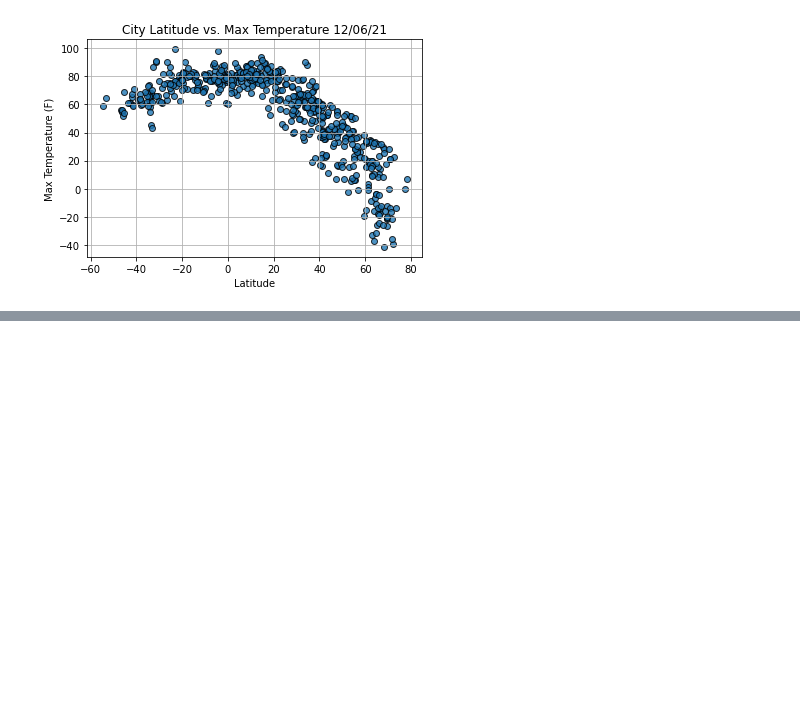
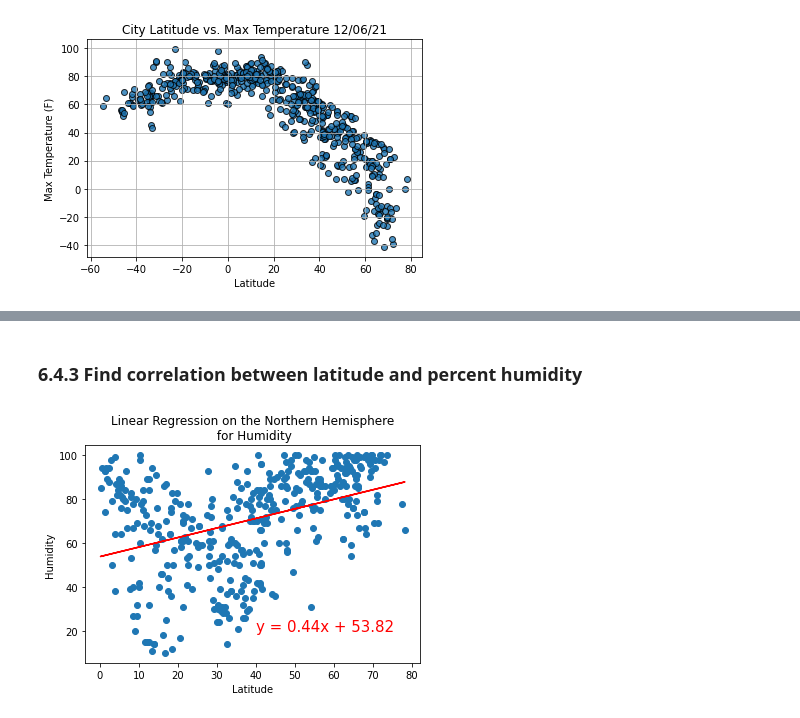
Before and after one commit to julianadvds/World_Weather_Analysis, a Jupyter notebook: weatherpy.ipynb, the cells around one changed output, grey strips where cells are left out. Cells and saved outputs as stored; diff of their text form; code cells hidden in the pictures; blank space fills up the shorter version.

```diff
--- a/weatherpy.ipynb
+++ b/weatherpy.ipynb
@@ -224,0 +274,11 @@ plt.show()
+# %% [markdown]
+### 6.4.3 Find correlation between latitude and percent humidity
+# %%
+#Linear regression on the max temps
+x_values = northern_hemi_df['Lat']
+y_values = northern_hemi_df['Humidity']
+
+#call the function
+plot_linear_regression(x_values, y_values, "Linear Regression on the Northern Hemisphere\n for Humidity", 'Humidity', (40,20))
+# %% [output]
+[figure, added]
```
Also changed, not shown: parts of 16 cells of this notebook, 1 other file.
